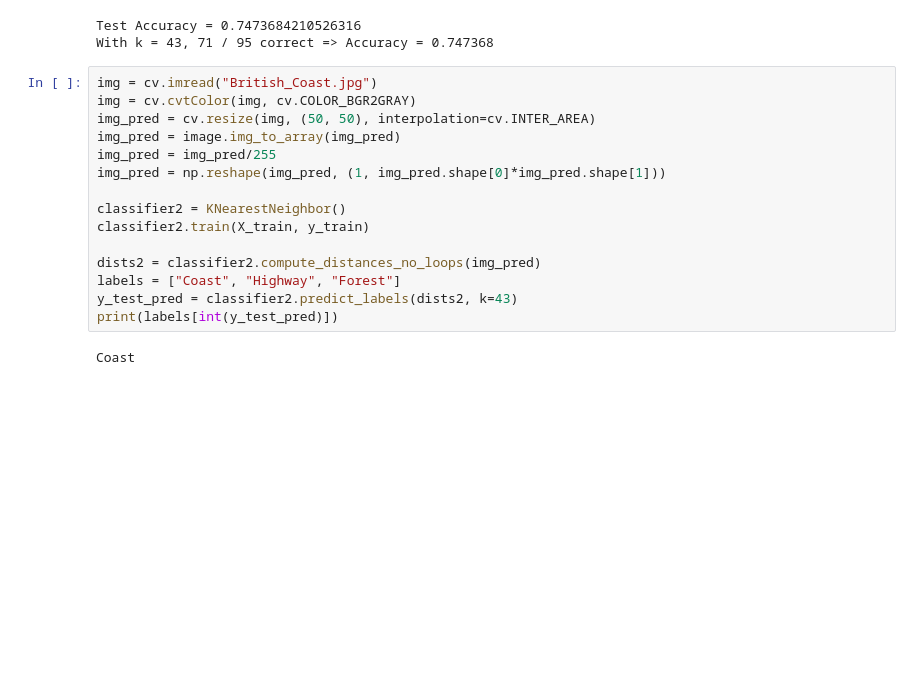
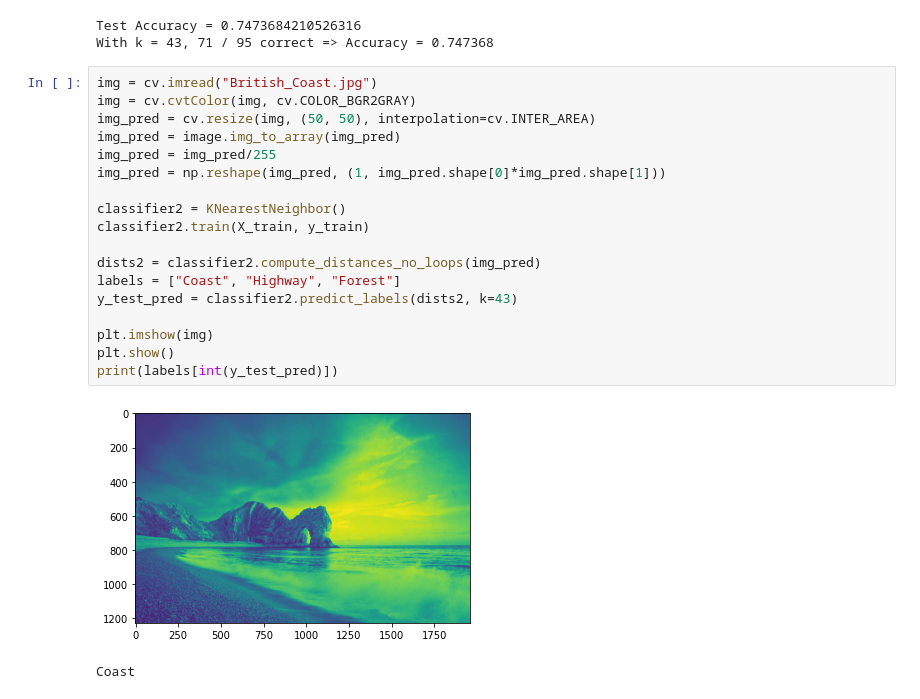
Before and after one commit to alvdarmawan/ImageClassification_k-NN, a Jupyter notebook: ImageClassification_k_NN.ipynb, the cells around one changed output. Drawn from its saved outputs; the diff is of its cells as text; blank space fills up the shorter version.

```diff
--- a/ImageClassification_k_NN.ipynb
+++ b/ImageClassification_k_NN.ipynb
@@ -198,17 +206,21 @@ With k = 43, 71 / 95 correct => Accuracy = 0.747368
 # %%
 img = cv.imread("British_Coast.jpg")
 img = cv.cvtColor(img, cv.COLOR_BGR2GRAY)
 img_pred = cv.resize(img, (50, 50), interpolation=cv.INTER_AREA)
 img_pred = image.img_to_array(img_pred)
 img_pred = img_pred/255
 img_pred = np.reshape(img_pred, (1, img_pred.shape[0]*img_pred.shape[1]))
 
 classifier2 = KNearestNeighbor()
 classifier2.train(X_train, y_train)
 
 dists2 = classifier2.compute_distances_no_loops(img_pred)
 labels = ["Coast", "Highway", "Forest"]
 y_test_pred = classifier2.predict_labels(dists2, k=43)
+
+plt.imshow(img)
+plt.show()
 print(labels[int(y_test_pred)])
 # %% [output]
+[figure, added]
 Coast
```
Also changed, not shown: parts of 4 cells of this notebook.
